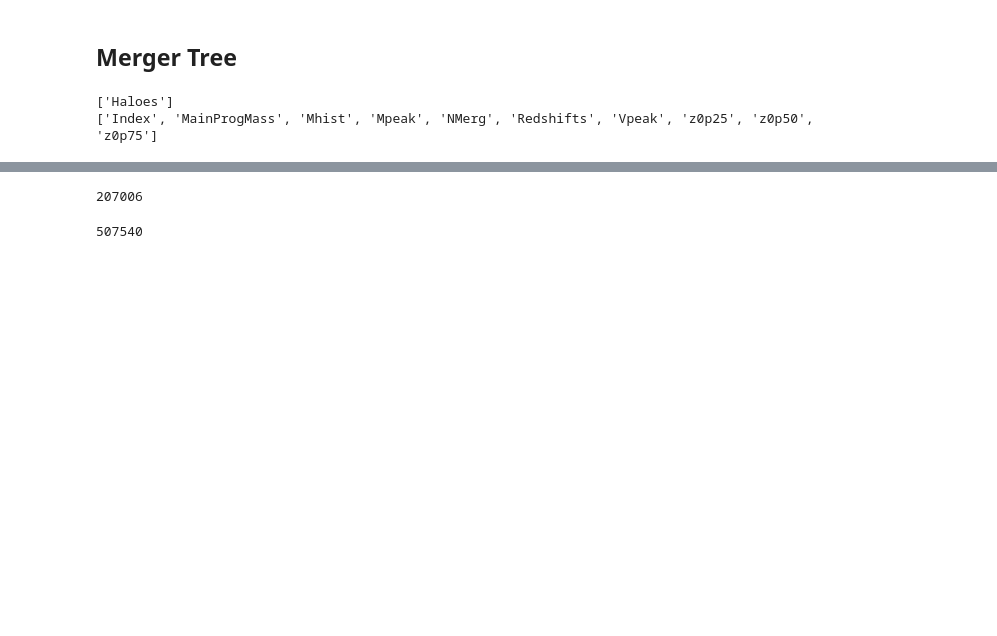
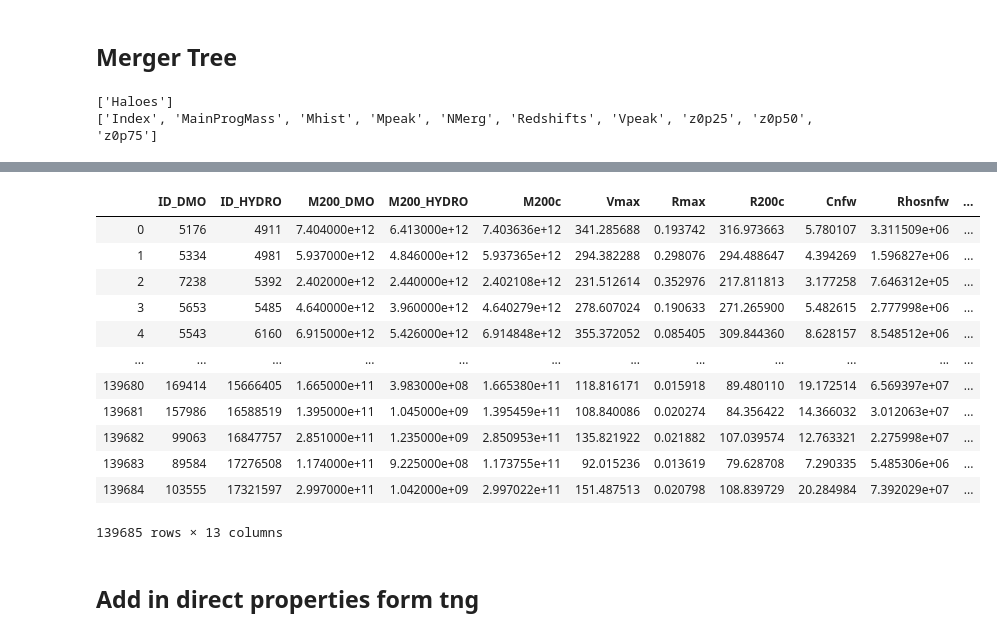
Before and after one commit to florpi/GraphCosmologyNetwork, a Jupyter notebook: exploration/data_exploration.ipynb, the cells around one changed output, grey strips where cells are left out. Drawn from its saved outputs; the diff is of its cells as text; code cells hidden in the pictures; blank space fills up the shorter version.

```diff
--- a/exploration/data_exploration.ipynb
+++ b/exploration/data_exploration.ipynb
@@ -176,5 +180,9 @@ formation_time.shape
+# %%
+mergertree_data = np.vstack([mergertree_ids, formation_time, n_mergers,
+                            mass_peak]).T
 # %%
-mergertree_df = pd.DataFrame(data = mergertree_ids, columns = ['ID_DMO'])
+mergertree_df = pd.DataFrame(data = mergertree_data,
+                columns = ['ID_DMO', 'Formation Time', 'Nmergers','MassPeak'])
 # %%
 common_ids = pd.merge(mass_matching_df, mergertree_df, on = ['ID_DMO'], how = 'inner')
 # %%
@@ -184,10 +192,22 @@ len(np.unique(common_ids['ID_DMO']))
 # %%
-common_ids = pd.merge(mass_matching_df, properties_df, on = ['ID_DMO'], how = 'inner')
+merged_df = pd.merge(unique_matching_df, properties_df, on = ['ID_DMO'], how = 'inner')
-# %%
-len(np.unique(common_ids['ID_DMO']))
-# %% [output]
-207006
-# %%
-len(matching_df)
-# %% [output]
-507540
+# %%
+merged_df = pd.merge(merged_df, mergertree_df, on = ['ID_DMO'], how = 'inner')
+# %%
+merged_df
+# %% [output]
+|  | ID_DMO | ID_HYDRO | M200_DMO | M200_HYDRO | M200c | Vmax | Rmax | R200c | Cnfw | Rhosnfw | ... |
+| 0 | 5176 | 4911 | 7.404000e+12 | 6.413000e+12 | 7.403636e+12 | 341.285688 | 0.193742 | 316.973663 | 5.780107 | 3.311509e+06 | ... |
+| 1 | 5334 | 4981 | 5.937000e+12 | 4.846000e+12 | 5.937365e+12 | 294.382288 | 0.298076 | 294.488647 | 4.394269 | 1.596827e+06 | ... |
+| 2 | 7238 | 5392 | 2.402000e+12 | 2.440000e+12 | 2.402108e+12 | 231.512614 | 0.352976 | 217.811813 | 3.177258 | 7.646312e+05 | ... |
+| 3 | 5653 | 5485 | 4.640000e+12 | 3.960000e+12 | 4.640279e+12 | 278.607024 | 0.190633 | 271.265900 | 5.482615 | 2.777998e+06 | ... |
+| 4 | 5543 | 6160 | 6.915000e+12 | 5.426000e+12 | 6.914848e+12 | 355.372052 | 0.085405 | 309.844360 | 8.628157 | 8.548512e+06 | ... |
+| ... | ... | ... | ... | ... | ... | ... | ... | ... | ... | ... | ... |
+| 139680 | 169414 | 15666405 | 1.665000e+11 | 3.983000e+08 | 1.665380e+11 | 118.816171 | 0.015918 | 89.480110 | 19.172514 | 6.569397e+07 | ... |
+| 139681 | 157986 | 16588519 | 1.395000e+11 | 1.045000e+09 | 1.395459e+11 | 108.840086 | 0.020274 | 84.356422 | 14.366032 | 3.012063e+07 | ... |
+| 139682 | 99063 | 16847757 | 2.851000e+11 | 1.235000e+09 | 2.850953e+11 | 135.821922 | 0.021882 | 107.039574 | 12.763321 | 2.275998e+07 | ... |
+| 139683 | 89584 | 17276508 | 1.174000e+11 | 9.225000e+08 | 1.173755e+11 | 92.015236 | 0.013619 | 79.628708 | 7.290335 | 5.485306e+06 | ... |
+| 139684 | 103555 | 17321597 | 2.997000e+11 | 1.042000e+09 | 2.997022e+11 | 151.487513 | 0.020798 | 108.839729 | 20.284984 | 7.392029e+07 | ... |
+139685 rows × 13 columns
+# %% [markdown]
+## Add in direct properties form tng
```
Also changed, not shown: parts of 25 cells of this notebook, 1 other file.
